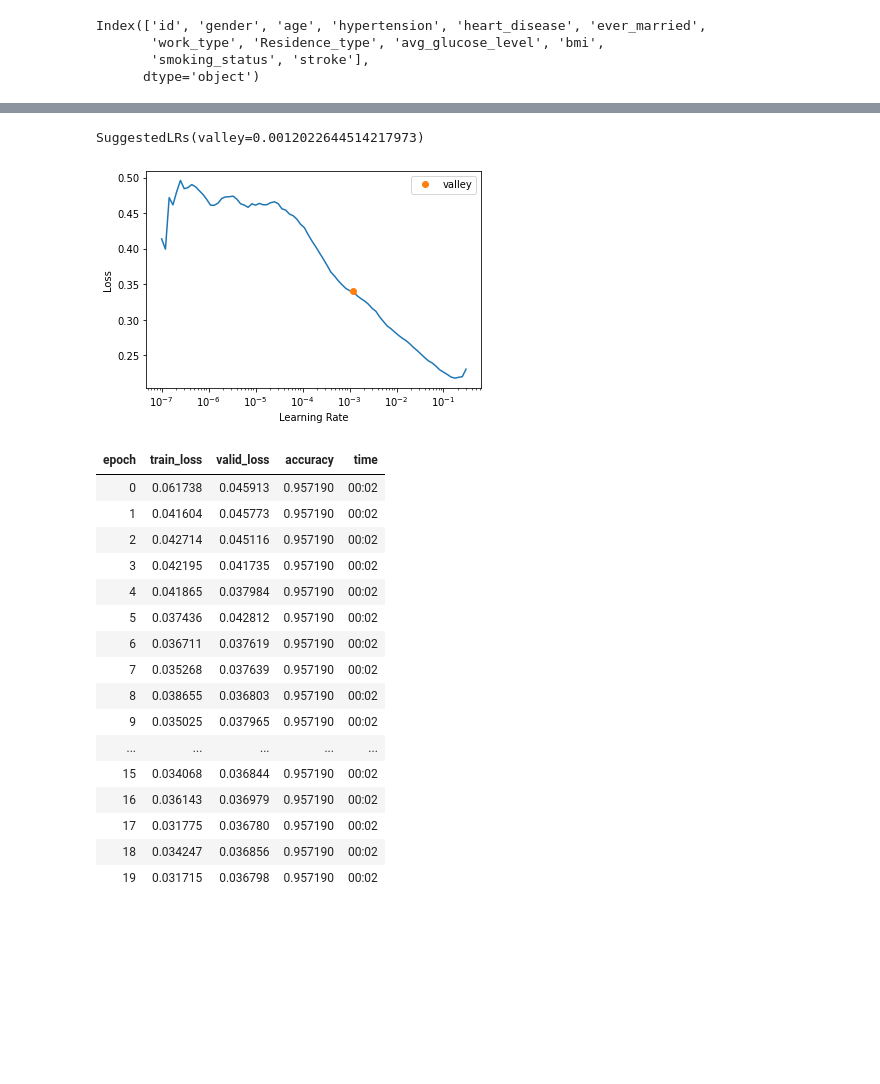
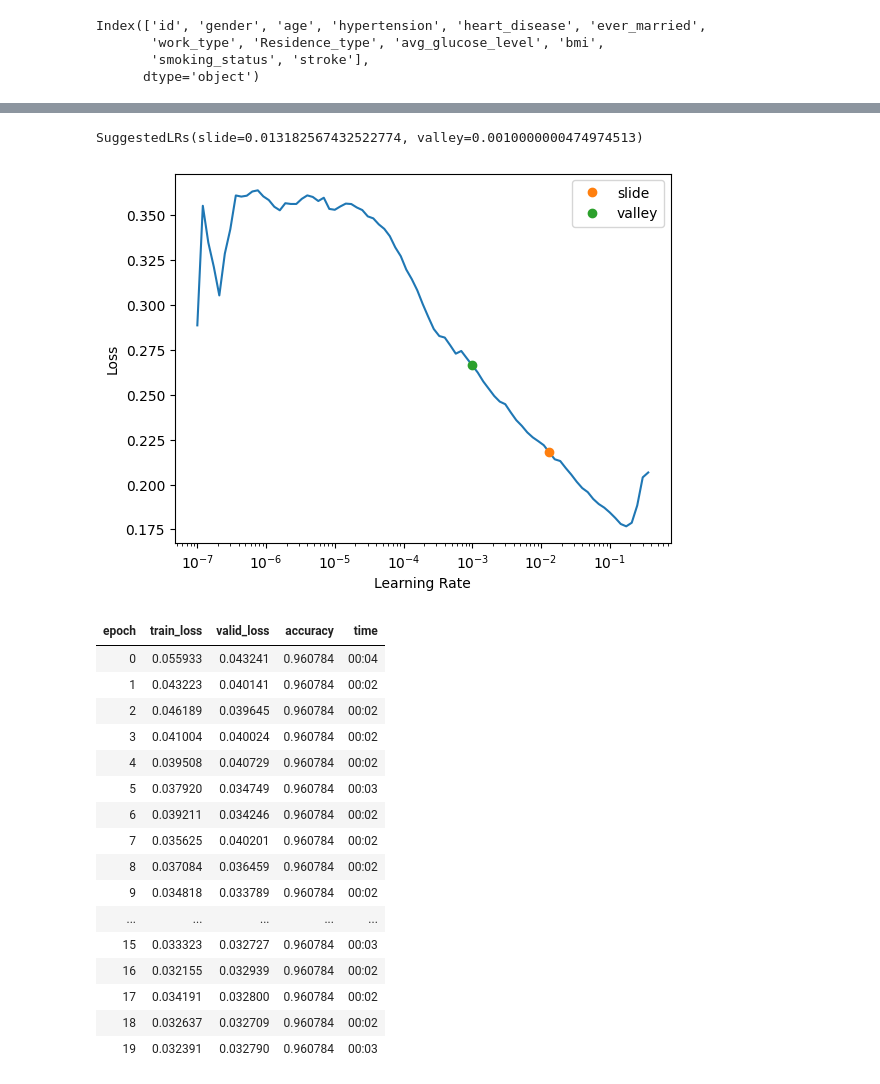
Before and after one commit to rubanzasilva/ps-s03e02, a Jupyter notebook: ps_s03e02.ipynb, the cells around one changed output, grey strips where cells are left out. Cells and saved outputs as stored; diff of their text form; code cells hidden in the pictures; blank space fills up the shorter version.

```diff
--- a/ps_s03e02.ipynb
+++ b/ps_s03e02.ipynb
@@ -152,31 +222,31 @@ dls = to.dataloaders(bs=64)
 # %%
 learn = tabular_learner(dls, metrics=accuracy)
 # %%
-learn.lr_find()
+learn.lr_find(suggest_funcs=(slide,valley))
 # %% [output]
 [interactive output not drawn]
-SuggestedLRs(valley=0.0012022644514217973)
+SuggestedLRs(slide=0.013182567432522774, valley=0.0010000000474974513)
-[figure, old version]
+[figure, new version]
 # %%
-learn.fit_one_cycle(20,1e-3)
+learn.fit_one_cycle(20)
 # %% [output]
 | epoch | train_loss | valid_loss | accuracy | time |
-| 0 | 0.061738 | 0.045913 | 0.957190 | 00:02 |
-| 1 | 0.041604 | 0.045773 | 0.957190 | 00:02 |
-| 2 | 0.042714 | 0.045116 | 0.957190 | 00:02 |
-| 3 | 0.042195 | 0.041735 | 0.957190 | 00:02 |
-| 4 | 0.041865 | 0.037984 | 0.957190 | 00:02 |
-| 5 | 0.037436 | 0.042812 | 0.957190 | 00:02 |
-| 6 | 0.036711 | 0.037619 | 0.957190 | 00:02 |
-| 7 | 0.035268 | 0.037639 | 0.957190 | 00:02 |
-| 8 | 0.038655 | 0.036803 | 0.957190 | 00:02 |
-| 9 | 0.035025 | 0.037965 | 0.957190 | 00:02 |
+| 0 | 0.055933 | 0.043241 | 0.960784 | 00:04 |
+| 1 | 0.043223 | 0.040141 | 0.960784 | 00:02 |
+| 2 | 0.046189 | 0.039645 | 0.960784 | 00:02 |
+| 3 | 0.041004 | 0.040024 | 0.960784 | 00:02 |
+| 4 | 0.039508 | 0.040729 | 0.960784 | 00:02 |
+| 5 | 0.037920 | 0.034749 | 0.960784 | 00:03 |
+| 6 | 0.039211 | 0.034246 | 0.960784 | 00:02 |
+| 7 | 0.035625 | 0.040201 | 0.960784 | 00:02 |
+| 8 | 0.037084 | 0.036459 | 0.960784 | 00:02 |
+| 9 | 0.034818 | 0.033789 | 0.960784 | 00:02 |
 | ... | ... | ... | ... | ... |
-| 15 | 0.034068 | 0.036844 | 0.957190 | 00:02 |
-| 16 | 0.036143 | 0.036979 | 0.957190 | 00:02 |
-| 17 | 0.031775 | 0.036780 | 0.957190 | 00:02 |
-| 18 | 0.034247 | 0.036856 | 0.957190 | 00:02 |
-| 19 | 0.031715 | 0.036798 | 0.957190 | 00:02 |
+| 15 | 0.033323 | 0.032727 | 0.960784 | 00:03 |
+| 16 | 0.032155 | 0.032939 | 0.960784 | 00:02 |
+| 17 | 0.034191 | 0.032800 | 0.960784 | 00:02 |
+| 18 | 0.032637 | 0.032709 | 0.960784 | 00:02 |
+| 19 | 0.032391 | 0.032790 | 0.960784 | 00:03 |
 # %%
 dl = learn.dls.test_dl(test_df)
 # %%
```
Also changed, not shown: parts of 20 cells of this notebook.
